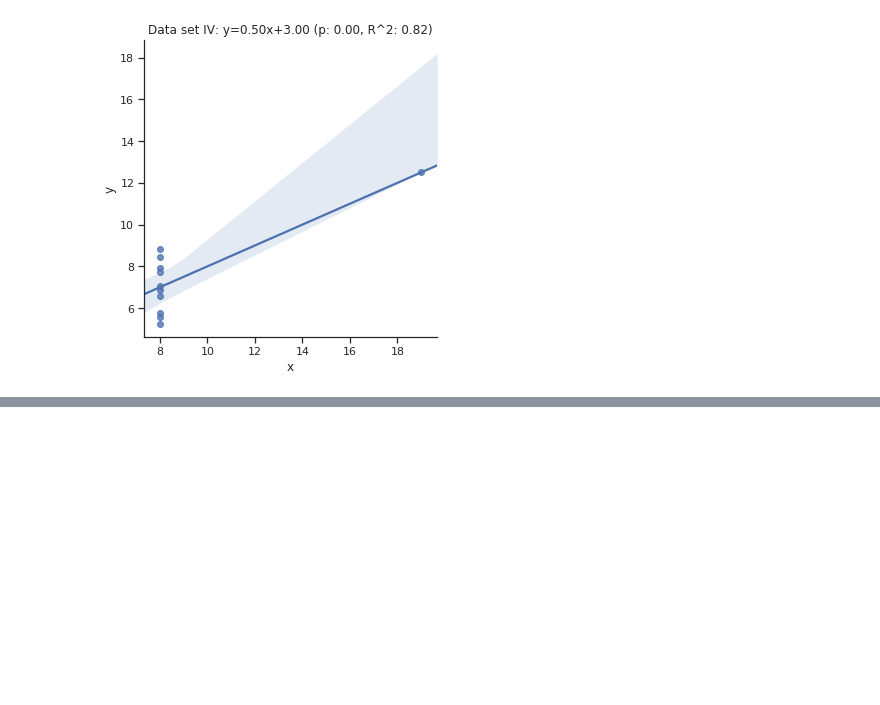
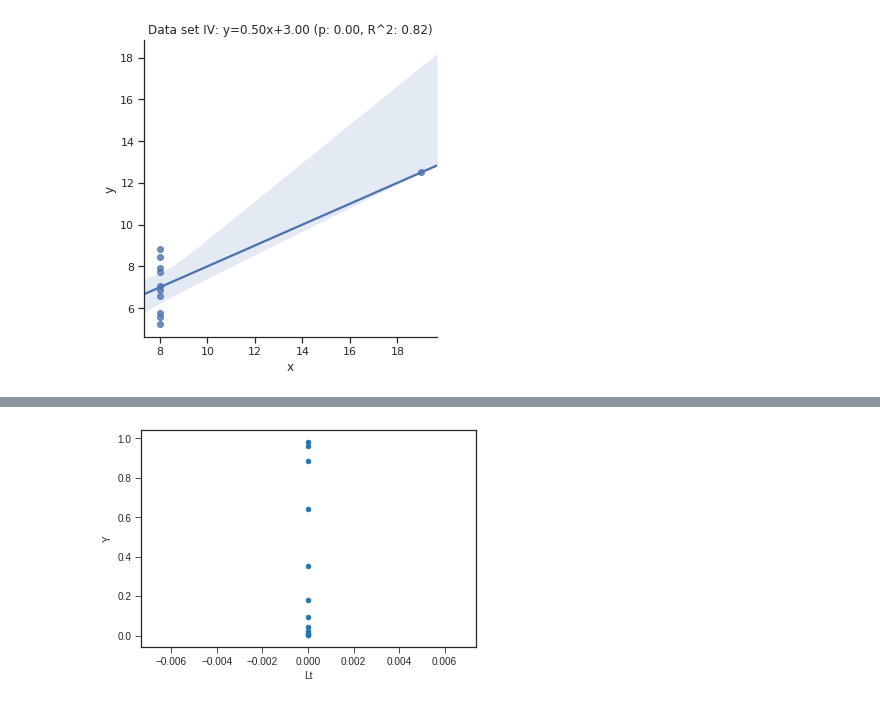
Before and after one commit to mpfoster/Biochem6765, a Jupyter notebook: 6765_asg2_notebook.ipynb, the cells around one changed output, grey strips where cells are left out. Cells and saved outputs as stored; diff of their text form; code cells hidden in the pictures; blank space fills up the shorter version.

```diff
--- a/6765_asg2_notebook.ipynb
+++ b/6765_asg2_notebook.ipynb
@@ -96,0 +129,6 @@ for data_set in df.dataset.unique():
+# %%
+# load some data from the web, at
+#df = pd.read_table("https://www.asc.ohio-state.edu/foster.281/gnuplot/gnuplot_tutorial1_files/example1.txt",sep='\s+', header=None, comment='#')
+#df.iloc[:,0]
+df = pd.read_csv("https://github.com/mpfoster/Biochem6765/raw/master/data/data2.csv", comment='#')
+df.head()
@@ -96,0 +142,5 @@ for data_set in df.dataset.unique():
+# %%
+df.plot(x='Lt', y='Y', kind='scatter')
+plt.style.use('seaborn-ticks')
+# %% [output]
+[figure, added]
```
Also changed, not shown: parts of 18 cells of this notebook.
